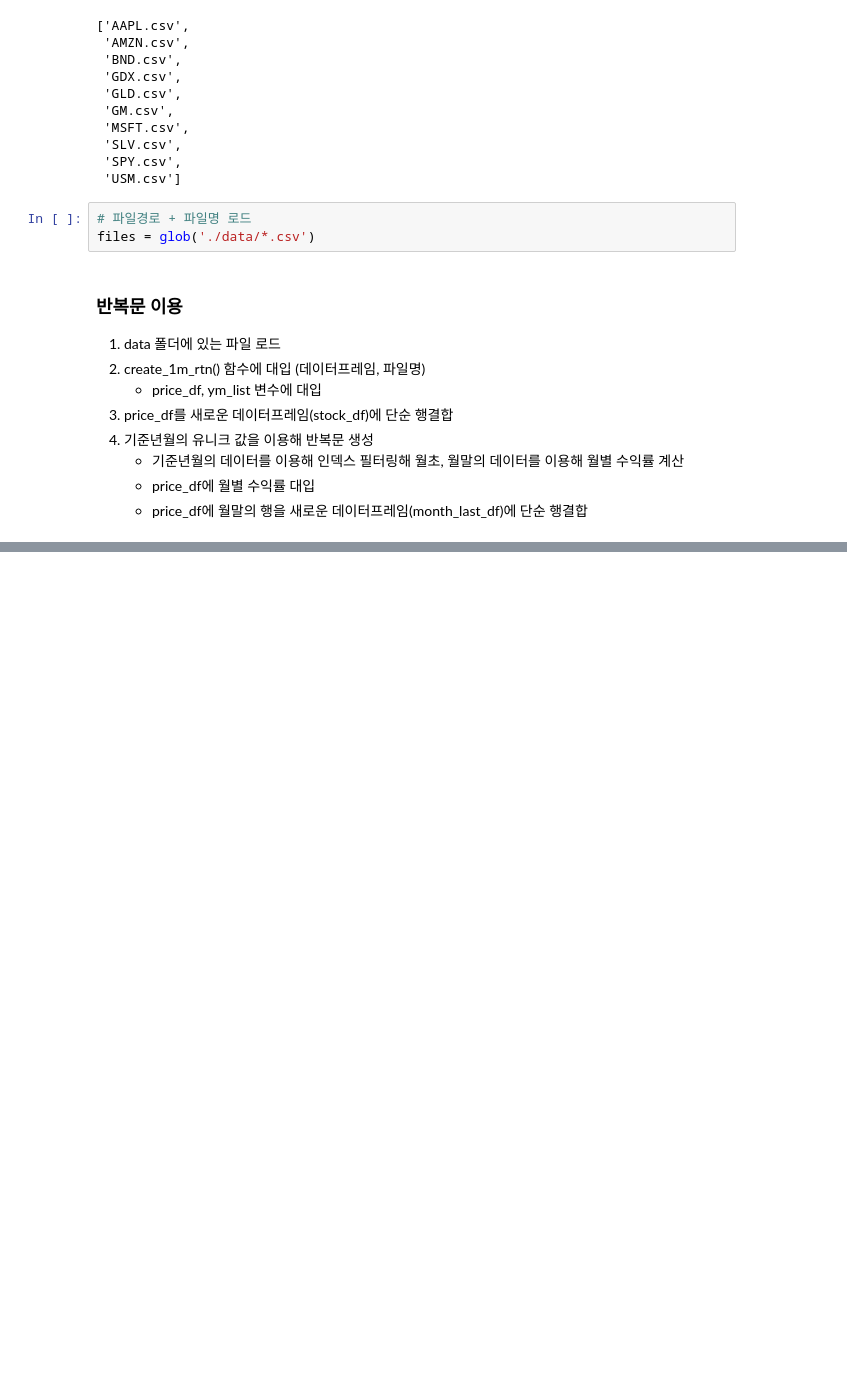
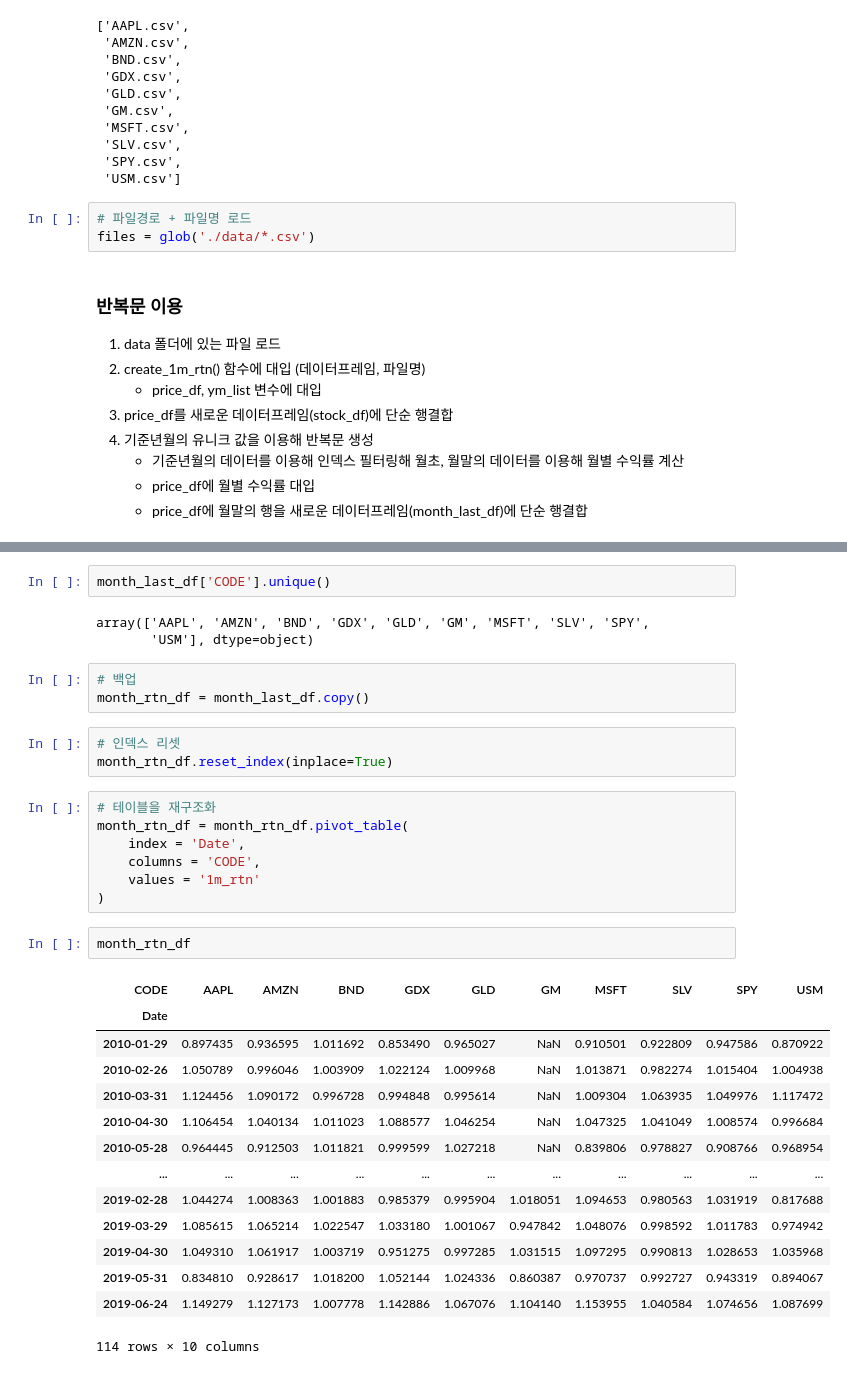
Before and after one commit to saebom131/ubion, a Jupyter notebook: python/20250619/01_momentum2.ipynb, the cells around one changed output, grey strips where cells are left out. Drawn from its saved outputs; the diff is of its cells as text; blank space fills up the shorter version.

```diff
--- a/python/20250619/01_momentum2.ipynb
+++ b/python/20250619/01_momentum2.ipynb
@@ -142,0 +156,35 @@ files = glob('./data/*.csv')
+# %%
+month_last_df['CODE'].unique()
+# %% [output]
+array(['AAPL', 'AMZN', 'BND', 'GDX', 'GLD', 'GM', 'MSFT', 'SLV', 'SPY',
+       'USM'], dtype=object)
+# %%
+# 백업
+month_rtn_df = month_last_df.copy()
+# %%
+# 인덱스 리셋
+month_rtn_df.reset_index(inplace=True)
+# %%
+# 테이블을 재구조화
+month_rtn_df = month_rtn_df.pivot_table(
+    index = 'Date',
+    columns = 'CODE',
+    values = '1m_rtn'
+)
+# %%
+month_rtn_df
+# %% [output]
+| CODE | AAPL | AMZN | BND | GDX | GLD | GM | MSFT | SLV | SPY | USM |
+| Date |  |  |  |  |  |  |  |  |  |  |
+| 2010-01-29 | 0.897435 | 0.936595 | 1.011692 | 0.853490 | 0.965027 | NaN | 0.910501 | 0.922809 | 0.947586 | 0.870922 |
+| 2010-02-26 | 1.050789 | 0.996046 | 1.003909 | 1.022124 | 1.009968 | NaN | 1.013871 | 0.982274 | 1.015404 | 1.004938 |
+| 2010-03-31 | 1.124456 | 1.090172 | 0.996728 | 0.994848 | 0.995614 | NaN | 1.009304 | 1.063935 | 1.049976 | 1.117472 |
+| 2010-04-30 | 1.106454 | 1.040134 | 1.011023 | 1.088577 | 1.046254 | NaN | 1.047325 | 1.041049 | 1.008574 | 0.996684 |
+| 2010-05-28 | 0.964445 | 0.912503 | 1.011821 | 0.999599 | 1.027218 | NaN | 0.839806 | 0.978827 | 0.908766 | 0.968954 |
+| ... | ... | ... | ... | ... | ... | ... | ... | ... | ... | ... |
+| 2019-02-28 | 1.044274 | 1.008363 | 1.001883 | 0.985379 | 0.995904 | 1.018051 | 1.094653 | 0.980563 | 1.031919 | 0.817688 |
+| 2019-03-29 | 1.085615 | 1.065214 | 1.022547 | 1.033180 | 1.001067 | 0.947842 | 1.048076 | 0.998592 | 1.011783 | 0.974942 |
+| 2019-04-30 | 1.049310 | 1.061917 | 1.003719 | 0.951275 | 0.997285 | 1.031515 | 1.097295 | 0.990813 | 1.028653 | 1.035968 |
+| 2019-05-31 | 0.834810 | 0.928617 | 1.018200 | 1.052144 | 1.024336 | 0.860387 | 0.970737 | 0.992727 | 0.943319 | 0.894067 |
+| 2019-06-24 | 1.149279 | 1.127173 | 1.007778 | 1.142886 | 1.067076 | 1.104140 | 1.153955 | 1.040584 | 1.074656 | 1.087699 |
+114 rows × 10 columns
```
Also changed, not shown: parts of 33 cells of this notebook, 1 other file.
